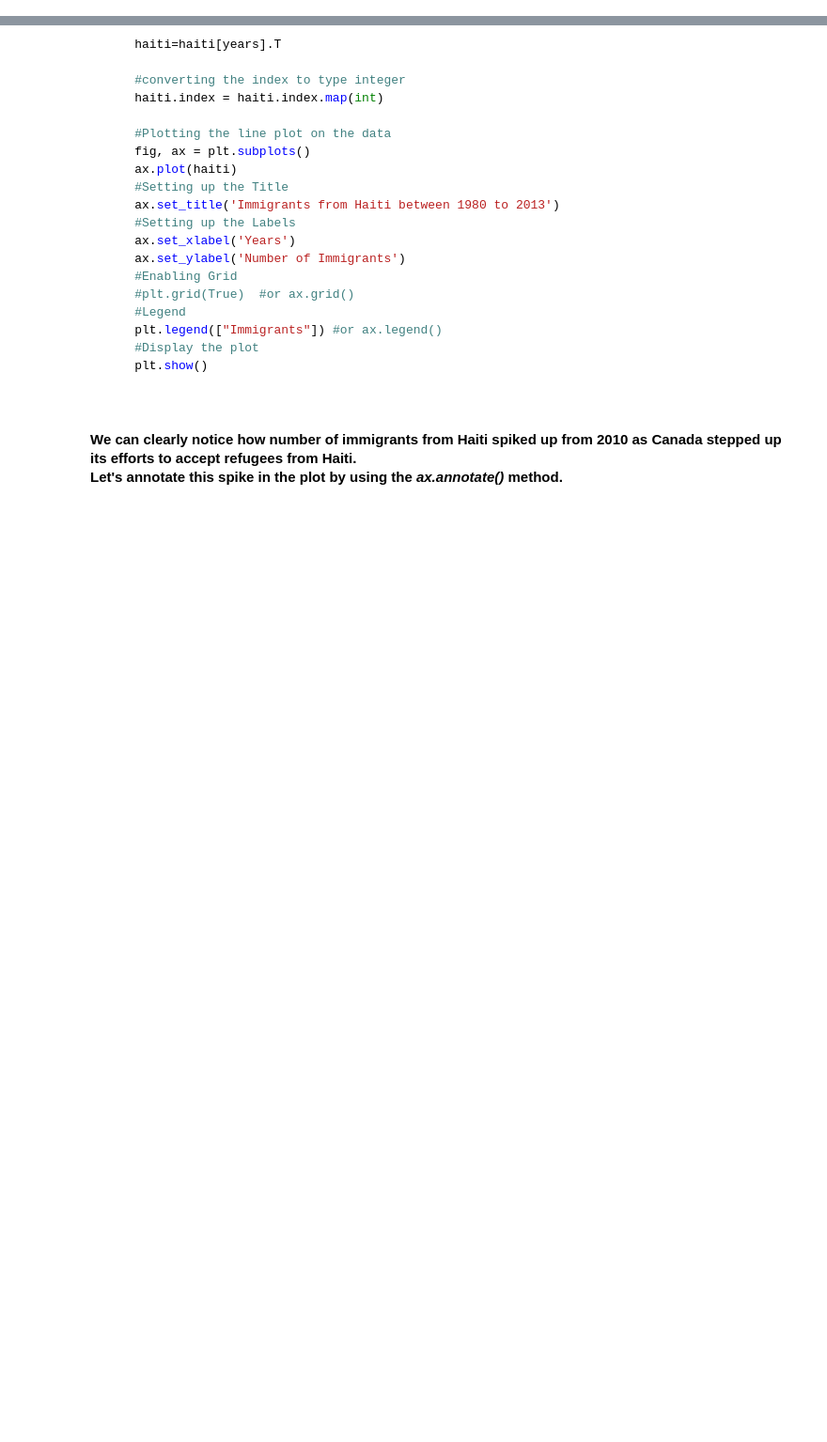
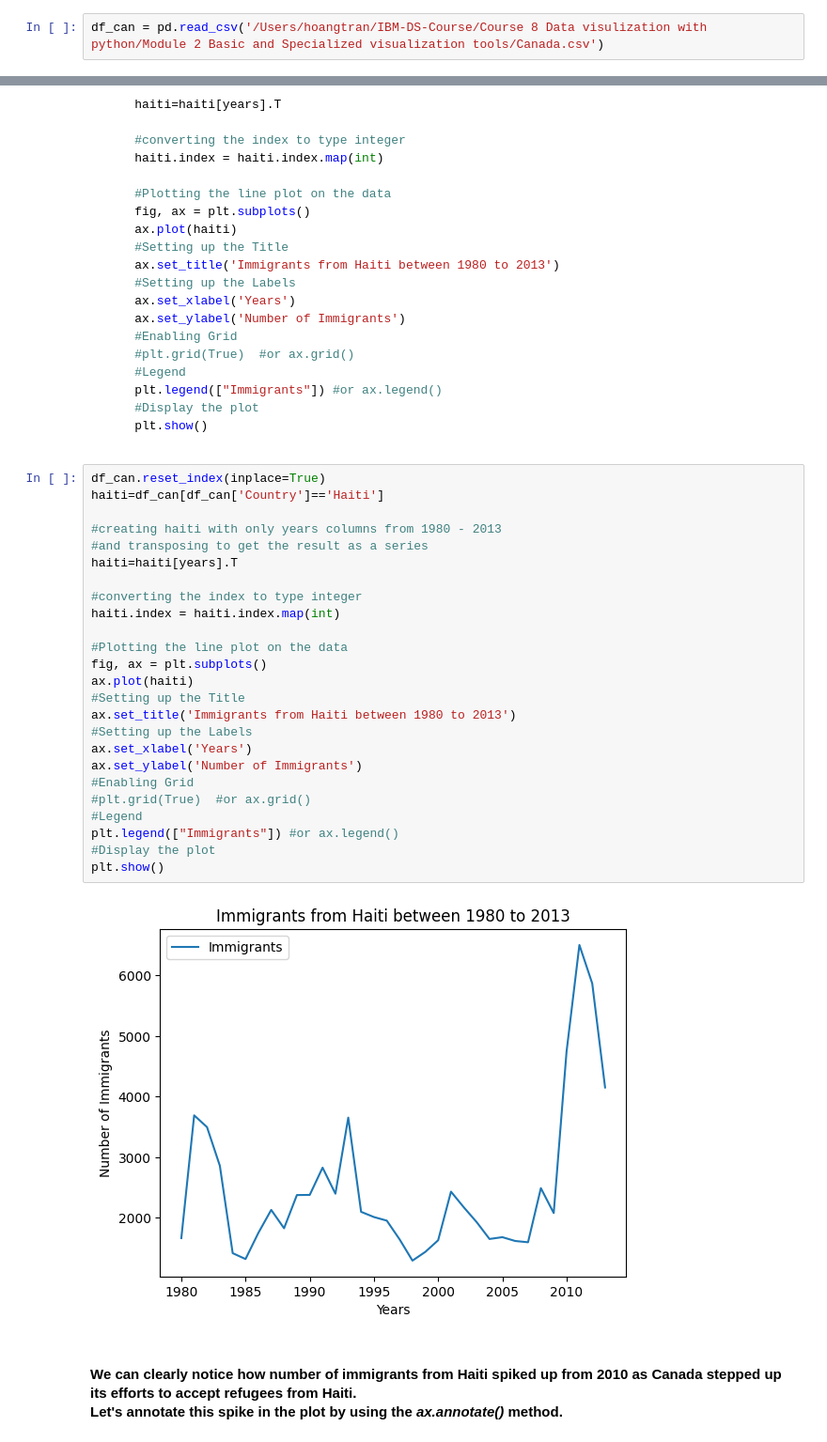
Before and after one commit to tranttha/IBM-DS-Course, a Jupyter notebook: Course 8 Data visulization with python/Module 2 Basic and Specialized visualization tools/2.3-Exercise-Plotting-directly-with-Matplotlib.jupyterlite.ipynb, the cells around one changed output, grey strips where cells are left out. Shown at 94% size. Saved outputs shown, nothing was run; the diff lists cells and outputs as text; folded sections open; blank space fills up the shorter version.

````diff
--- a/Course 8 Data visulization with python/Module 2 Basic and Specialized visualization tools/2.3-Exercise-Plotting-directly-with-Matplotlib.jupyterlite.ipynb
+++ b/Course 8 Data visulization with python/Module 2 Basic and Specialized visualization tools/2.3-Exercise-Plotting-directly-with-Matplotlib.jupyterlite.ipynb
@@ -62,3 +78,5 @@ print('Data read into a pandas dataframe!')
+# %%
+df_can = pd.read_csv('/Users/hoangtran/IBM-DS-Course/Course 8 Data visulization with python/Module 2 Basic and Specialized visualization tools/Canada.csv')
 # %% [markdown]
 Let's take a look at the first five items in our dataset.
 # %%
@@ -228,6 +275,33 @@ You be required to create a dataframe where the name of the 'Country' is equal t
     plt.show()
 ```
 </details>
+# %%
+df_can.reset_index(inplace=True)
+haiti=df_can[df_can['Country']=='Haiti']
+
+#creating haiti with only years columns from 1980 - 2013
+#and transposing to get the result as a series
+haiti=haiti[years].T
+
+#converting the index to type integer
+haiti.index = haiti.index.map(int)
+
+#Plotting the line plot on the data
+fig, ax = plt.subplots()
+ax.plot(haiti)
+#Setting up the Title
+ax.set_title('Immigrants from Haiti between 1980 to 2013')
+#Setting up the Labels
+ax.set_xlabel('Years')
+ax.set_ylabel('Number of Immigrants')
+#Enabling Grid
+#plt.grid(True)  #or ax.grid()
+#Legend
+plt.legend(["Immigrants"]) #or ax.legend()
+#Display the plot
+plt.show()
+# %% [output]
+[figure, added]
 # %% [markdown]
 #### We can clearly notice how number of immigrants from Haiti spiked up from 2010 as Canada stepped up its efforts to accept refugees from Haiti. <br>Let's annotate this spike in the plot by using the *ax.annotate()* method.
 # %%
````
Also changed, not shown: parts of 29 cells of this notebook, 1 other file.
